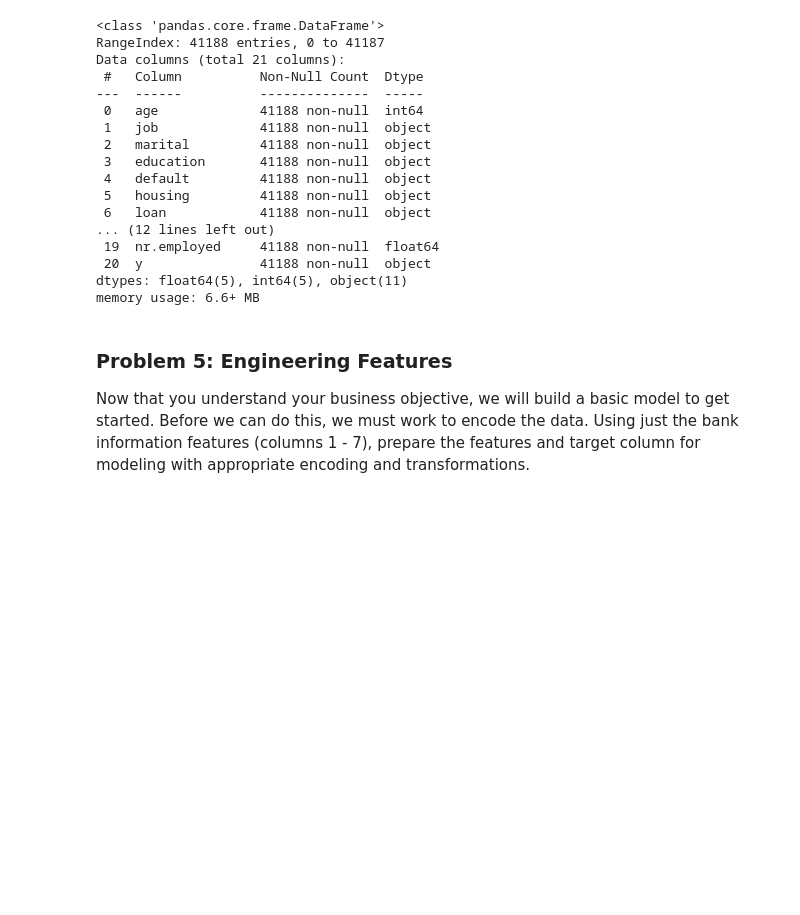
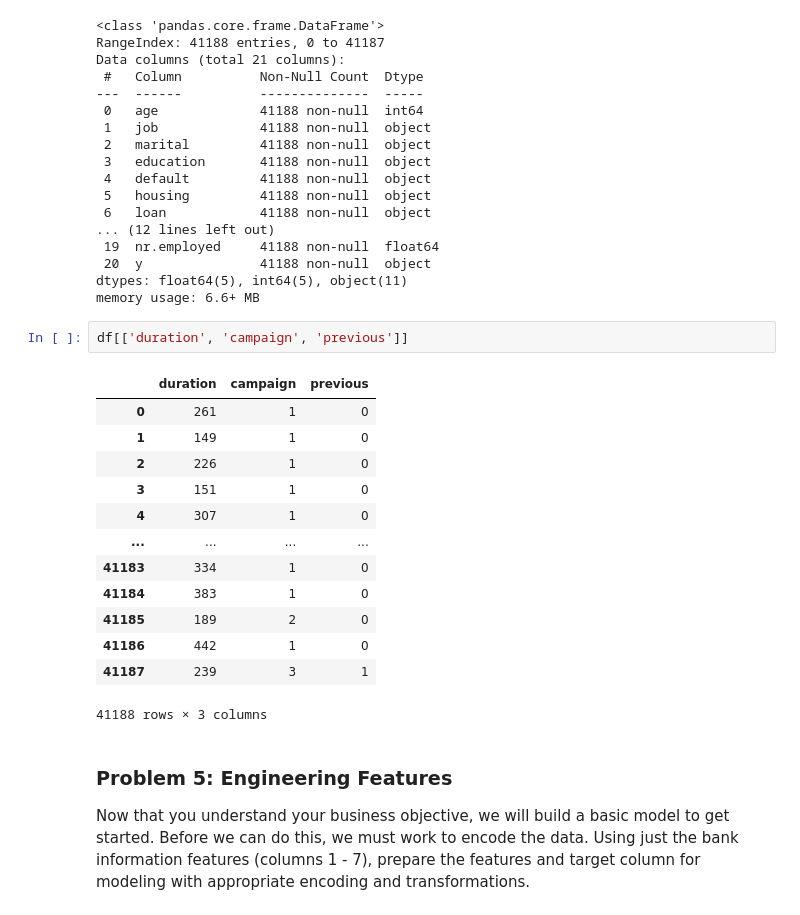
Before and after one commit to maskbit/classifier_comparison, a Jupyter notebook: prompt_III.ipynb, the cells around one changed output. Drawn from its saved outputs; the diff is of its cells as text; blank space fills up the shorter version.

```diff
--- a/prompt_III.ipynb
+++ b/prompt_III.ipynb
@@ -102,6 +118,22 @@ Data columns (total 21 columns):
  20  y               41188 non-null  object
 dtypes: float64(5), int64(5), object(11)
 memory usage: 6.6+ MB
+# %%
+df[['duration', 'campaign', 'previous']]
+# %% [output]
+|  | duration | campaign | previous |
+| 0 | 261 | 1 | 0 |
+| 1 | 149 | 1 | 0 |
+| 2 | 226 | 1 | 0 |
+| 3 | 151 | 1 | 0 |
+| 4 | 307 | 1 | 0 |
+| ... | ... | ... | ... |
+| 41183 | 334 | 1 | 0 |
+| 41184 | 383 | 1 | 0 |
+| 41185 | 189 | 2 | 0 |
+| 41186 | 442 | 1 | 0 |
+| 41187 | 239 | 3 | 1 |
+41188 rows × 3 columns
 # %% [markdown]
 ### Problem 5: Engineering Features
 
```
Also changed, not shown: parts of 21 cells of this notebook.
